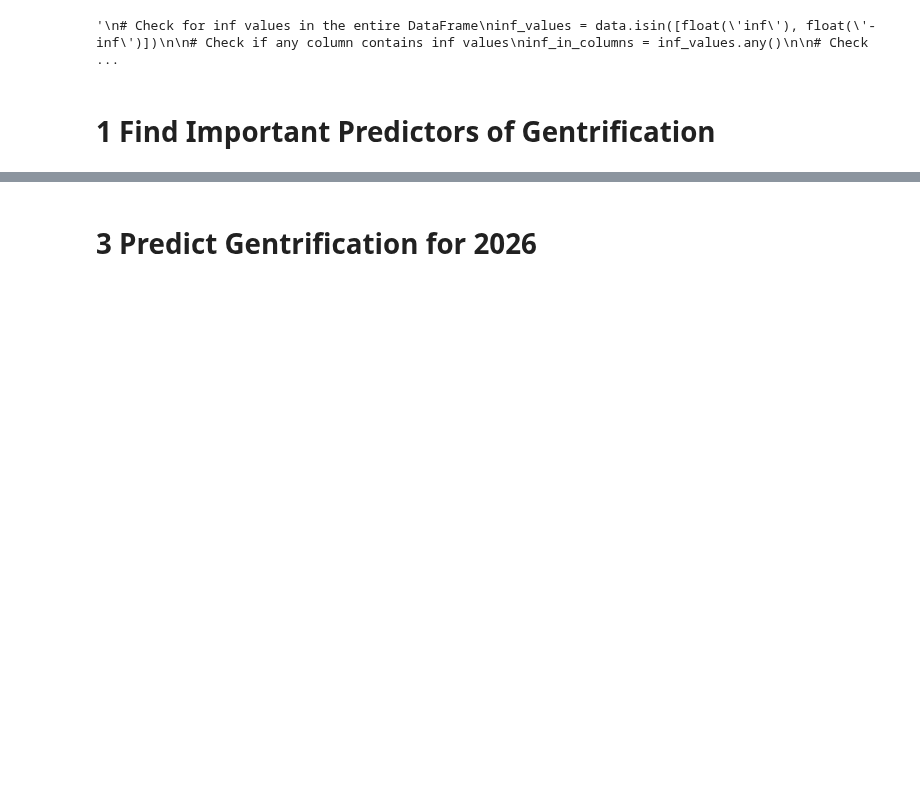
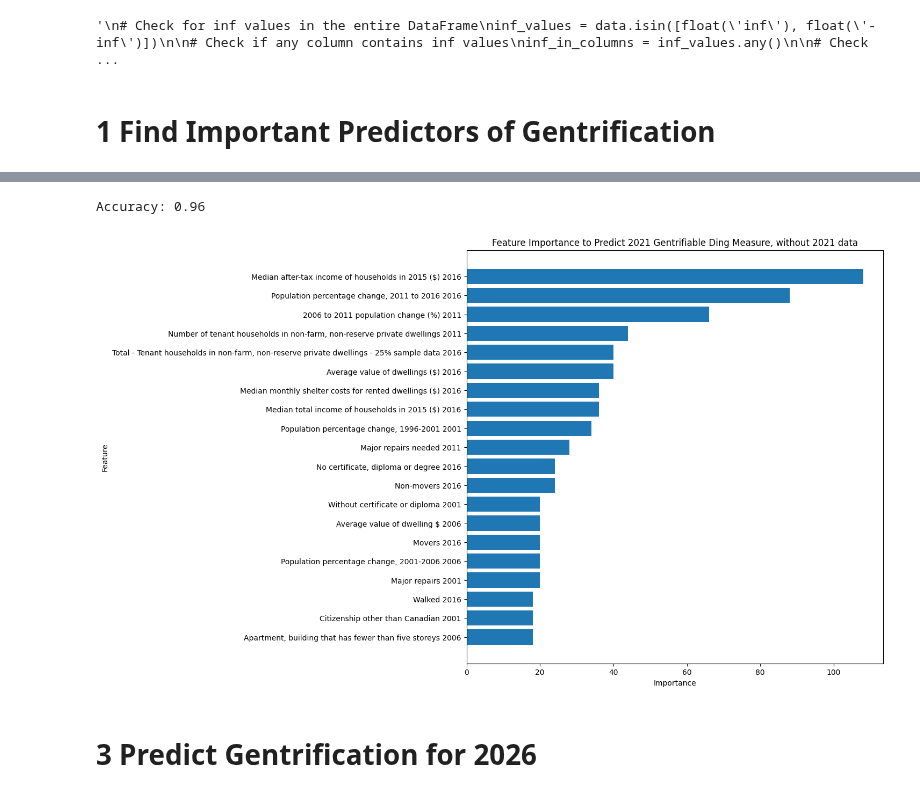
Before and after one commit to emilienuy/degentrifAI, a Jupyter notebook: model_training_Emilie.ipynb, the cells around one changed output, grey strips where cells are left out. Drawn from its saved outputs; the diff is of its cells as text; code cells hidden in the pictures; blank space fills up the shorter version.

```diff
--- a/model_training_Emilie.ipynb
+++ b/model_training_Emilie.ipynb
@@ -222,0 +223,5 @@ plt.close('all')
+# %%
+# Specify columns we wish the model to predict
+target_column_gentrifiable_2021 = "Gentrifiable Ding 2021"
+target_column_gentrified_2021 = "Gentrified Ding 2021"
+target_column_gen_levels_2021 = "Gentrification Level Ding 2021"
@@ -222,0 +233,8 @@ plt.close('all')
+# %%
+# Specifify columns we wish to drop
+columns_to_drop = [col for col in data.columns if col.endswith('2021') and col != target_column]
+
+# Drop the columns
+data = data.drop(columns=columns_to_drop)
+
+print(data.head())
@@ -222,0 +259,5 @@ plt.close('all')
+# %%
+# Define features and target
+X = data.drop(target_column, axis=1)
+y = data[target_column]
+print(y)
@@ -222,0 +277,57 @@ plt.close('all')
+# %%
+import pickle
+
+# Split the data
+X_train, X_test, y_train, y_test = train_test_split(X, y, test_size=0.2, random_state=42)
+
+# Convert to DMatrix (XGBoost's internal data structure)
+dtrain = xgb.DMatrix(X_train, label=y_train)
+dtest = xgb.DMatrix(X_test, label=y_test)
+
+# Define parameters
+params = {
+    'objective': 'multi:softprob',  # Specify multiclass classification
+    'num_class': 2,  # NUMBER OF CLASSES 4 for Level of gentrification
+    'eval_metric': 'mlogloss',  # Evaluation metric
+    'max_depth': 4,  # Maximum depth of a tree
+    'eta': 0.3,  # Learning rate
+    'seed': 42  # Random seed for reproducibility
+}
+
+# Train the model
+bst = xgb.train(params, dtrain, num_boost_round=100)
+
+# Save the model CHANGE NAME
+with open('/content/drive/My Drive/GentrificAItion/ModelOutputs/xgboost_model_gentrifiable_2021.pkl', 'wb') as f:
+    pickle.dump(bst, f)
+
+# Make predictions
+y_pred_prob = bst.predict(dtest)
+y_pred = y_pred_prob.argmax(axis=1)
+
+# Evaluate accuracy
+accuracy = accuracy_score(y_test, y_pred)
+print(f'Accuracy: {accuracy:.2f}')
+# %% [output]
+Accuracy: 0.96
+# %%
+# Extract and plot feature importance
+importance = bst.get_score(importance_type='weight')
+importance_df = pd.DataFrame(importance.items(), columns=['Feature', 'Importance']).sort_values(by='Importance', ascending=False)
+
+# Plot feature importance
+plt.figure(figsize=(10, 10))
+plt.barh(importance_df['Feature'].iloc[:20], importance_df['Importance'].iloc[:20])
+plt.xlabel('Importance')
+plt.ylabel('Feature')
+
+# change title for each target
+plt.title('Feature Importance to Predict 2021 Gentrifiable Ding Measure, without 2021 data')
+plt.gca().invert_yaxis()
+
+# Save the plot as an image file to Google Drive
+plt.savefig('/content/drive/My Drive/GentrificAItion/ModelOutputs/feat_imp_2021_gentrifiable_no2021.png', bbox_inches='tight')
+plt.show()
+plt.close('all')
+# %% [output]
+[figure, added]
```
Also changed, not shown: parts of 9 cells of this notebook.
